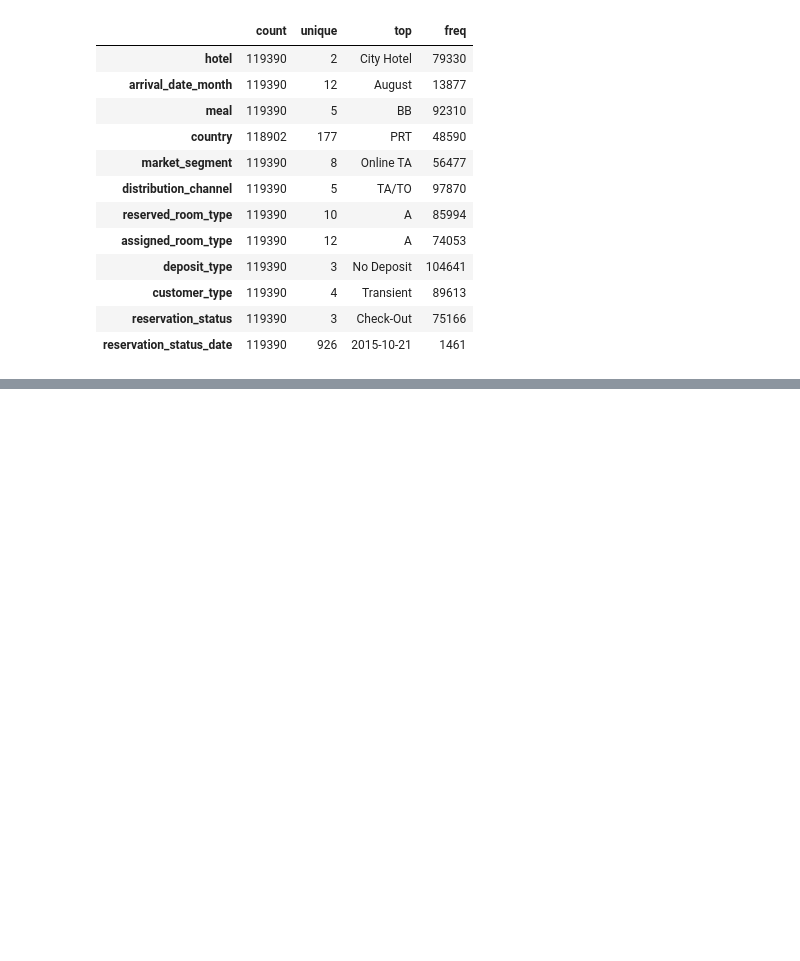
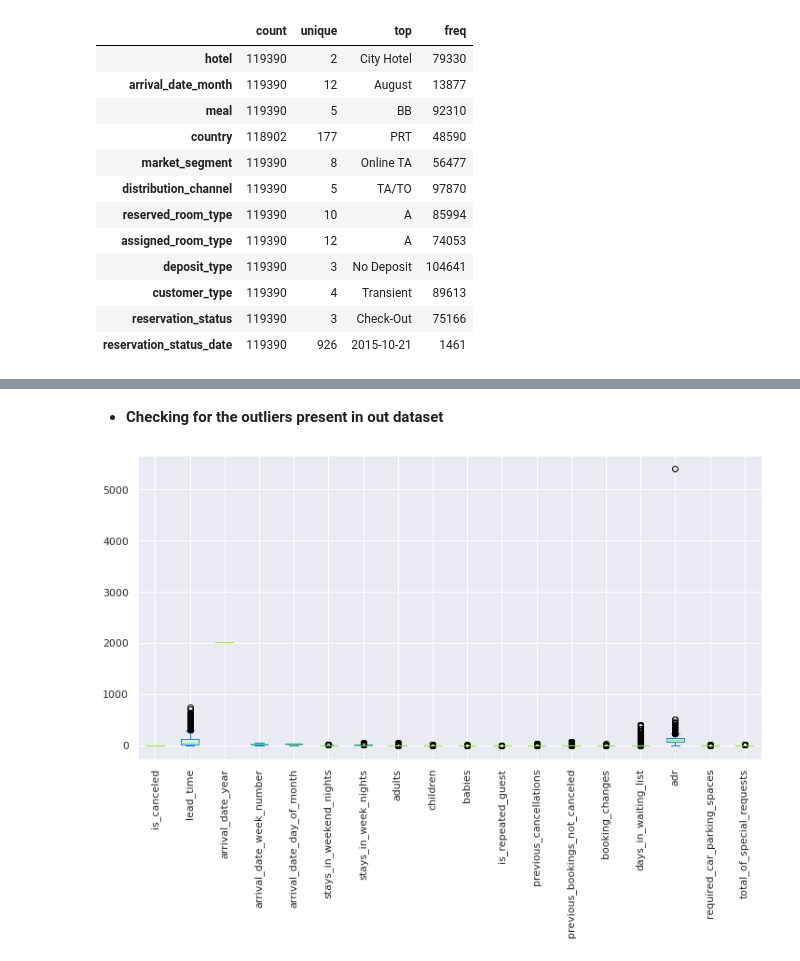
Before and after one commit to manojkb04/EDA_Hotel_Booking, a Jupyter notebook: Hotel_Booking_Analysis_Capstone_Project.ipynb, the cells around one changed output, grey strips where cells are left out. Cells and saved outputs as stored; diff of their text form; code cells hidden in the pictures; blank space fills up the shorter version.

```diff
--- a/Hotel_Booking_Analysis_Capstone_Project.ipynb
+++ b/Hotel_Booking_Analysis_Capstone_Project.ipynb
@@ -243,0 +341,6 @@ data.describe(include = 'object').T
+# %%
+# Using drop to drop/delete the columns having large amount of missing values
+# And 'company' column has the name of the company responsible for hotel booking
+# And 'agent' column is containg booking agency id which is also not needed for our analysis now
+
+data.drop(['agent','company'],axis = 1, inplace = True)
@@ -243,0 +352,4 @@ data.describe(include = 'object').T
+# %%
+# dropna will drop the rows from the data containing null/nan/nan values in it providing axis = 0 which denotes rows
+
+data.dropna(axis = 0,inplace = True)
@@ -243,0 +421,4 @@ data.describe(include = 'object').T
+# %%
+# using drop_duplicates method to drop/delete duplicate enteries from our dataset
+
+data = data.drop_duplicates()
@@ -243,0 +435,10 @@ data.describe(include = 'object').T
+# %% [markdown]
+* <b>Checking for the outliers present in out dataset</b>
+# %%
+# Using boxplot to visualize the presence of outliers in our dataset
+
+data.plot(kind = 'box', figsize = (12, 6))
+plt.xticks(rotation = 90)
+plt.show()
+# %% [output]
+[figure, added]
```
Also changed, not shown: parts of 57 cells of this notebook.
